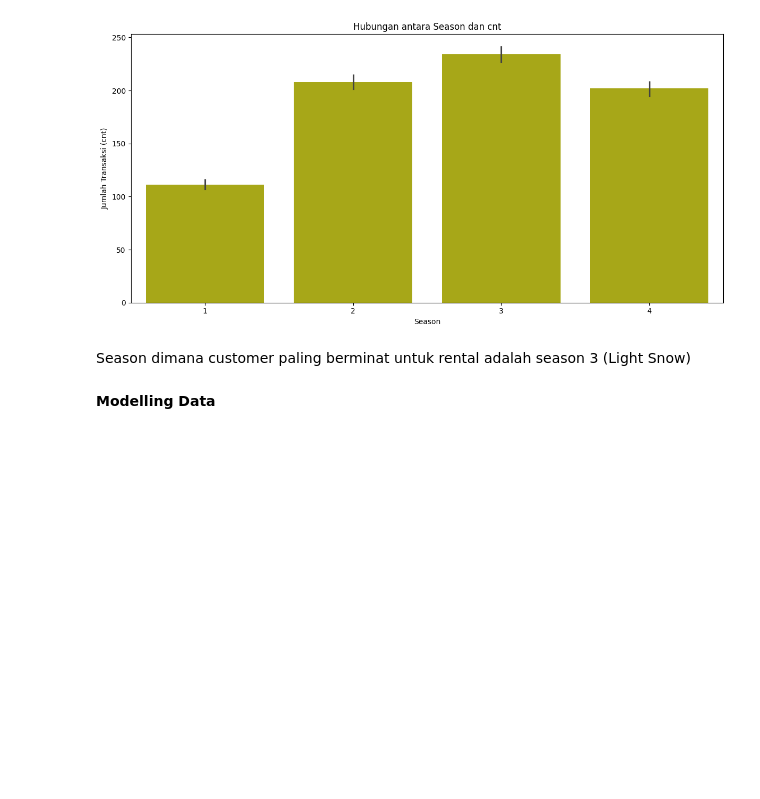
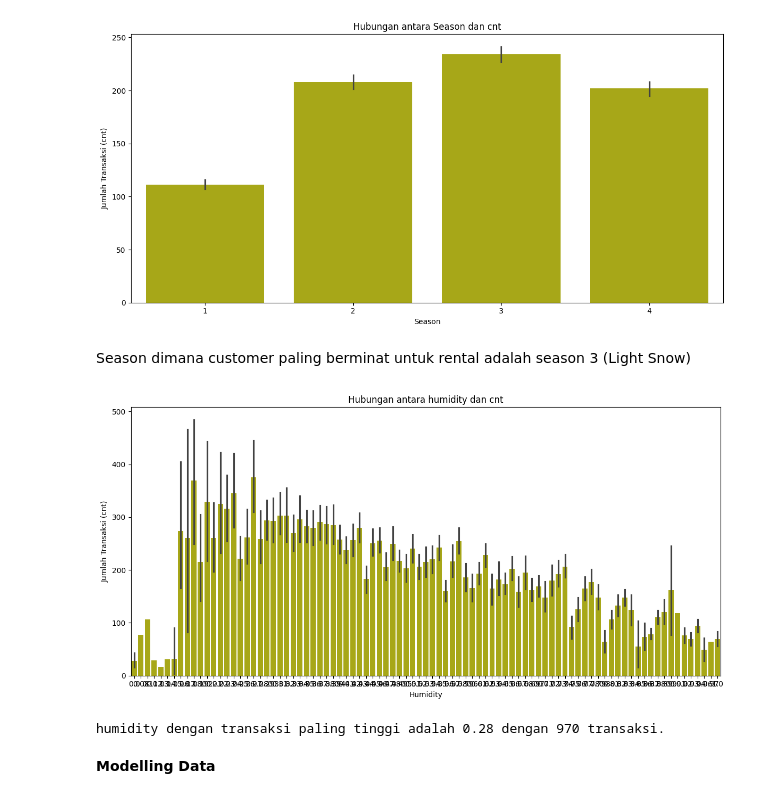
Before and after one commit to Valentina-pa/CP_Modul3, a Jupyter notebook: CP_modul_3.ipynb, the cells around one changed output. Cells and saved outputs as stored; diff of their text form; code cells hidden in the pictures; blank space fills up the shorter version.

```diff
--- a/CP_modul_3.ipynb
+++ b/CP_modul_3.ipynb
@@ -321,6 +322,23 @@ plt.tight_layout()
 [figure]
 # %% [markdown]
 Season dimana customer paling berminat untuk rental adalah season 3 (Light Snow)
+# %%
+# Plot Hubungan antara 'hum' dan 'cnt'
+plt.figure(figsize=(12,6))
+sns.barplot(x='hum', y='cnt', data=bike, color='y')
+plt.title('Hubungan antara humidity dan cnt')
+plt.xlabel('Humidity')
+plt.ylabel('Jumlah Transaksi (cnt)')
+plt.tight_layout()
+# %% [output]
+[figure, added]
+# %%
+max_transactions_row = bike.loc[bike['cnt'].idxmax()]
+max_transactions_temp = max_transactions_row['hum']
+max_transactions = max_transactions_row['cnt']
+print(f"humidity dengan transaksi paling tinggi adalah {max_transactions_temp} dengan {max_transactions} transaksi.")
+# %% [output]
+humidity dengan transaksi paling tinggi adalah 0.28 dengan 970 transaksi.
 # %% [markdown]
 **Modelling Data**
 # %%
```
Also changed, not shown: parts of 17 cells of this notebook.
